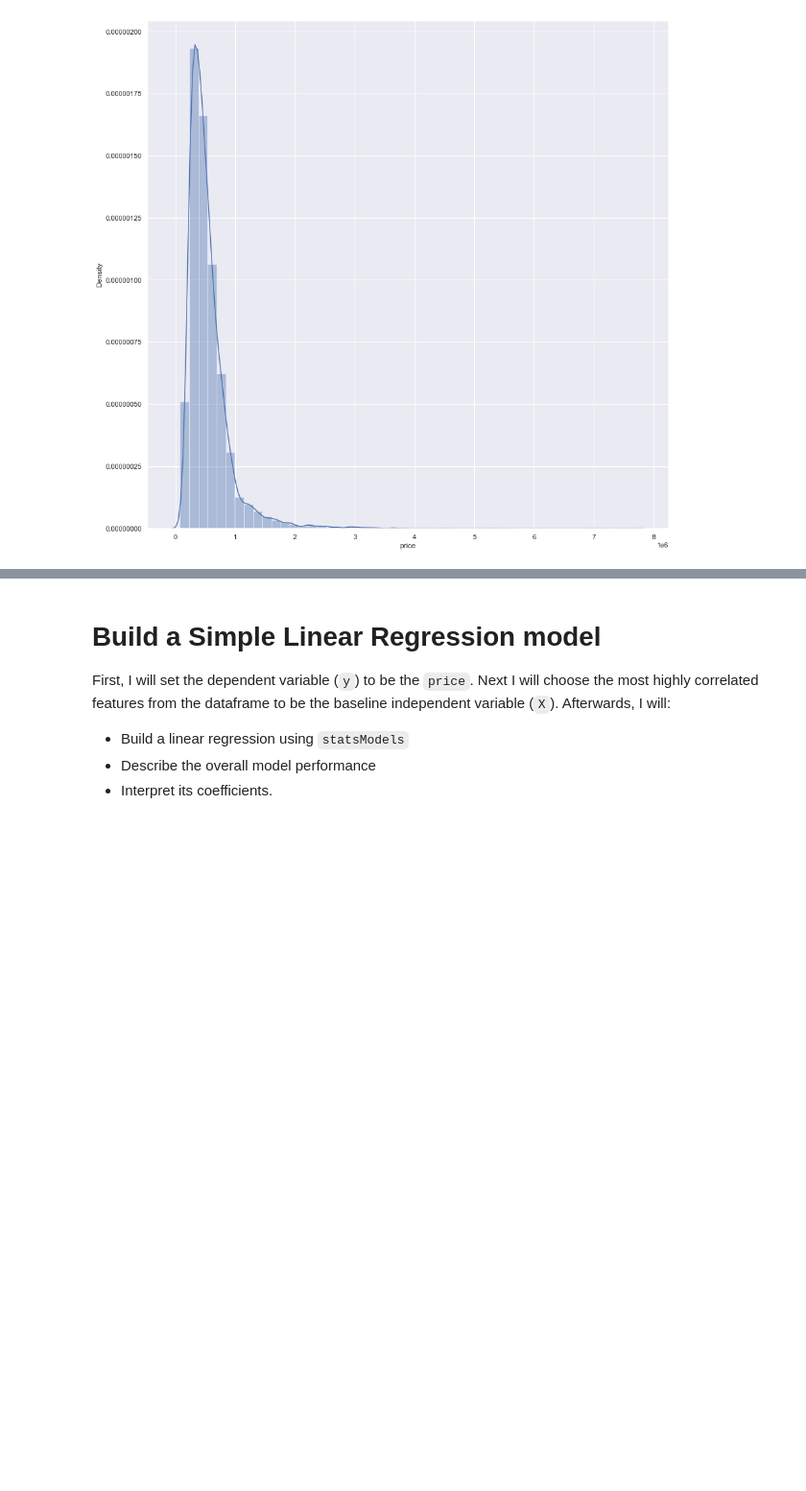
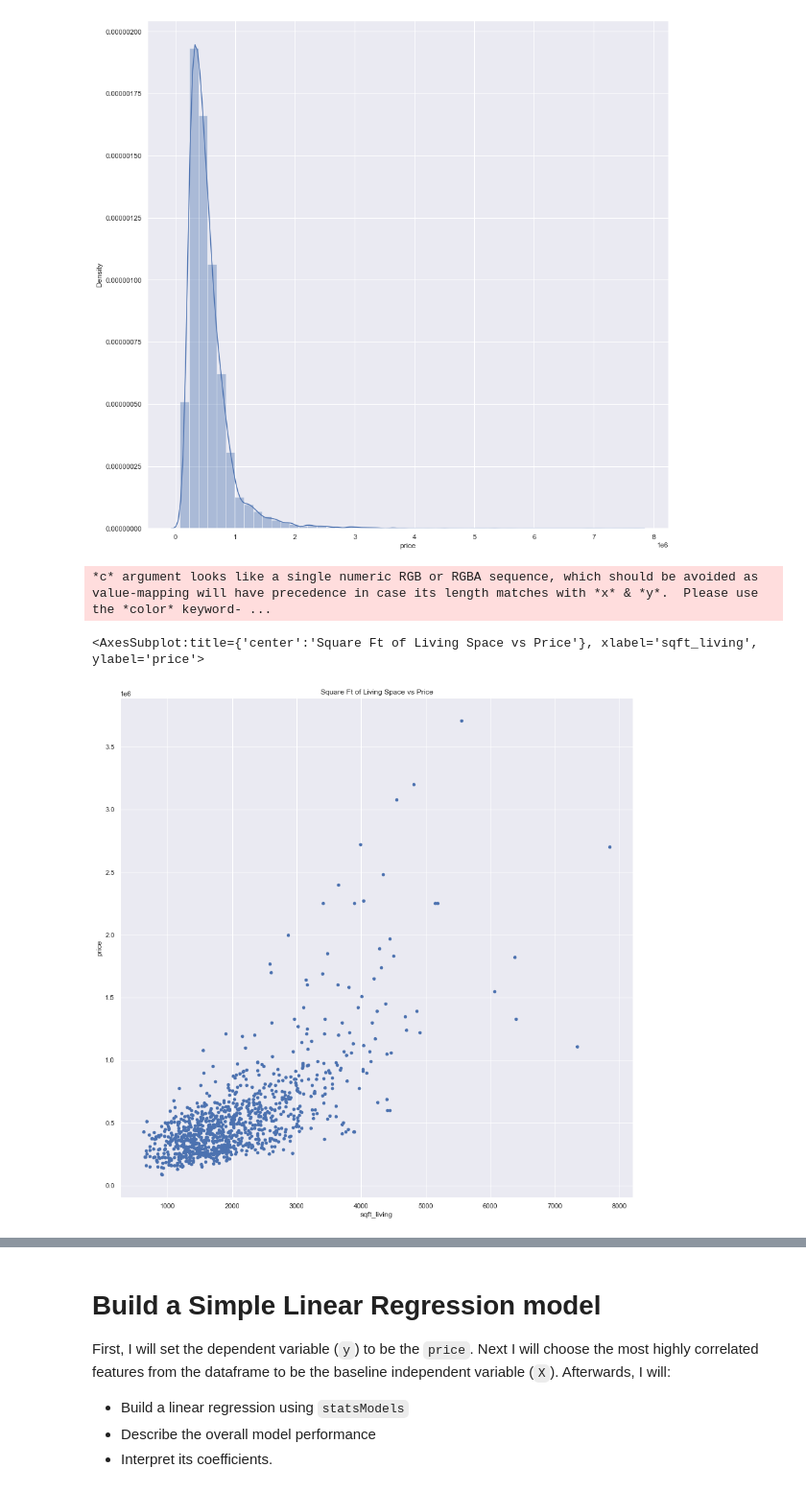
Before and after one commit to dataeducator/real_estate_linear_regression, a Jupyter notebook: final_project_phase_2.ipynb, the cells around one changed output, grey strips where cells are left out. Shown at 96% size. Drawn from its saved outputs; the diff is of its cells as text; code cells hidden in the pictures; blank space fills up the shorter version.

```diff
--- a/final_project_phase_2.ipynb
+++ b/final_project_phase_2.ipynb
@@ -425,6 +425,15 @@ plt.show()
 [figure]
 # %%
 df_subset = df[['price', 'bedrooms', 'bathrooms', 'sqft_living',  'lat']]
+# %%
+## Plotting the Most Correlated Predictor vs Price
+
+# Plot a sampel of 1000 data points, most_correlated vs. price
+df_subset.sample(1000, random_state = 1).plot.scatter(x = most_correlated, y = 'price', title = 'Square Ft of Living Space vs Price')
+# %% [output]
+*c* argument looks like a single numeric RGB or RGBA sequence, which should be avoided as value-mapping will have precedence in case its length matches with *x* & *y*.  Please use the *color* keyword- ...
+<AxesSubplot:title={'center':'Square Ft of Living Space vs Price'}, xlabel='sqft_living', ylabel='price'>
+[figure, added]
 # %%
 import matplotlib.pyplot as plt
 
```
Also changed, not shown: parts of 14 cells of this notebook.
